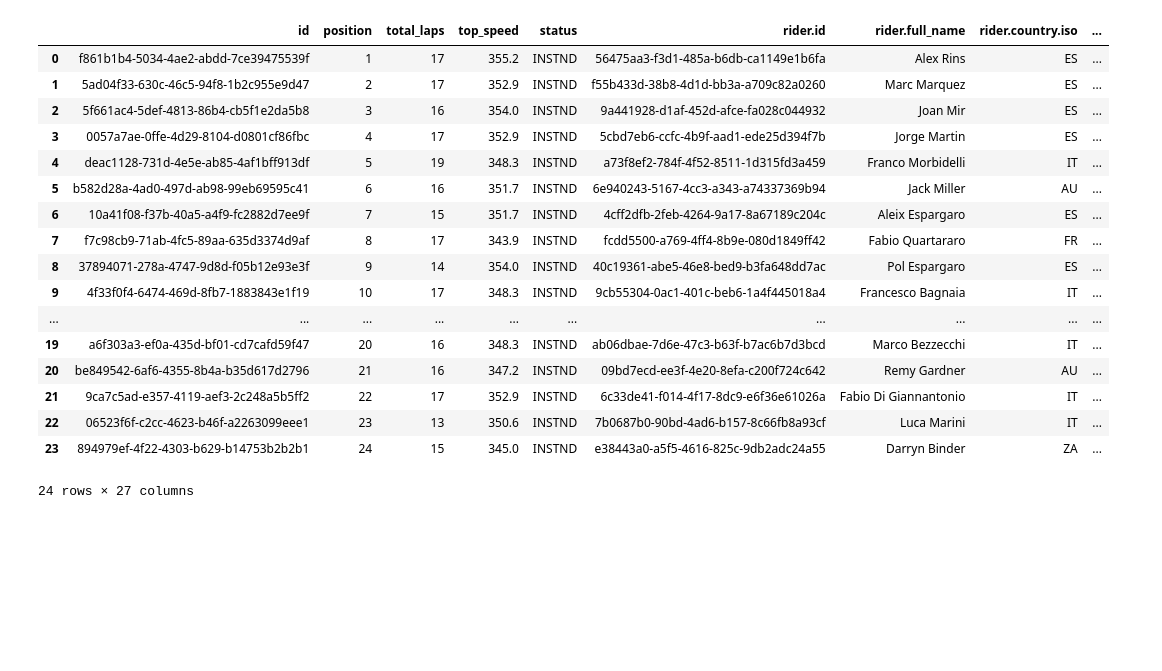
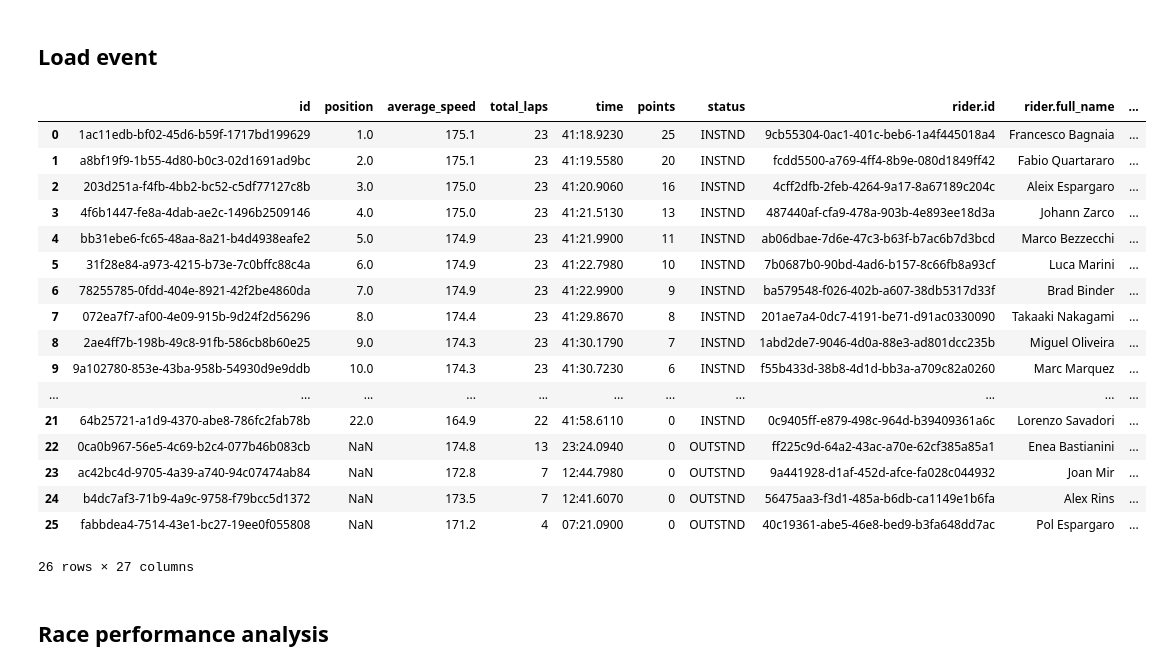
Before and after one commit to antobzzll/motogpdata, a Jupyter notebook: example.ipynb, the cells around one changed output. Saved outputs shown, nothing was run; the diff lists cells and outputs as text; code cells hidden in the pictures; blank space fills up the shorter version.

```diff
--- a/example.ipynb
+++ b/example.ipynb
@@ -81,21 +52,30 @@ Loading event 'QAT' (0561c82b-4738-4bb6-88d0-6df77f002a43) ... Done.
-# %%
-qatar.results(session='FP', s_num=2)
-# %% [output]
-|  | id | position | total_laps | top_speed | status | rider.id | rider.full_name | rider.country.iso | ... |
-| 0 | f861b1b4-5034-4ae2-abdd-7ce39475539f | 1 | 17 | 355.2 | INSTND | 56475aa3-f3d1-485a-b6db-ca1149e1b6fa | Alex Rins | ES | ... |
-| 1 | 5ad04f33-630c-46c5-94f8-1b2c955e9d47 | 2 | 17 | 352.9 | INSTND | f55b433d-38b8-4d1d-bb3a-a709c82a0260 | Marc Marquez | ES | ... |
-| 2 | 5f661ac4-5def-4813-86b4-cb5f1e2da5b8 | 3 | 16 | 354.0 | INSTND | 9a441928-d1af-452d-afce-fa028c044932 | Joan Mir | ES | ... |
-| 3 | 0057a7ae-0ffe-4d29-8104-d0801cf86fbc | 4 | 17 | 352.9 | INSTND | 5cbd7eb6-ccfc-4b9f-aad1-ede25d394f7b | Jorge Martin | ES | ... |
-| 4 | deac1128-731d-4e5e-ab85-4af1bff913df | 5 | 19 | 348.3 | INSTND | a73f8ef2-784f-4f52-8511-1d315fd3a459 | Franco Morbidelli | IT | ... |
-| 5 | b582d28a-4ad0-497d-ab98-99eb69595c41 | 6 | 16 | 351.7 | INSTND | 6e940243-5167-4cc3-a343-a74337369b94 | Jack Miller | AU | ... |
-| 6 | 10a41f08-f37b-40a5-a4f9-fc2882d7ee9f | 7 | 15 | 351.7 | INSTND | 4cff2dfb-2feb-4264-9a17-8a67189c204c | Aleix Espargaro | ES | ... |
-| 7 | f7c98cb9-71ab-4fc5-89aa-635d3374d9af | 8 | 17 | 343.9 | INSTND | fcdd5500-a769-4ff4-8b9e-080d1849ff42 | Fabio Quartararo | FR | ... |
-| 8 | 37894071-278a-4747-9d8d-f05b12e93e3f | 9 | 14 | 354.0 | INSTND | 40c19361-abe5-46e8-bed9-b3fa648dd7ac | Pol Espargaro | ES | ... |
-| 9 | 4f33f0f4-6474-469d-8fb7-1883843e1f19 | 10 | 17 | 348.3 | INSTND | 9cb55304-0ac1-401c-beb6-1a4f445018a4 | Francesco Bagnaia | IT | ... |
-| ... | ... | ... | ... | ... | ... | ... | ... | ... | ... |
-| 19 | a6f303a3-ef0a-435d-bf01-cd7cafd59f47 | 20 | 16 | 348.3 | INSTND | ab06dbae-7d6e-47c3-b63f-b7ac6b7d3bcd | Marco Bezzecchi | IT | ... |
-| 20 | be849542-6af6-4355-8b4a-b35d617d2796 | 21 | 16 | 347.2 | INSTND | 09bd7ecd-ee3f-4e20-8efa-c200f724c642 | Remy Gardner | AU | ... |
-| 21 | 9ca7c5ad-e357-4119-aef3-2c248a5b5ff2 | 22 | 17 | 352.9 | INSTND | 6c33de41-f014-4f17-8dc9-e6f36e61026a | Fabio Di Giannantonio | IT | ... |
-| 22 | 06523f6f-c2cc-4623-b46f-a2263099eee1 | 23 | 13 | 350.6 | INSTND | 7b0687b0-90bd-4ad6-b157-8c66fb8a93cf | Luca Marini | IT | ... |
-| 23 | 894979ef-4f22-4303-b629-b14753b2b2b1 | 24 | 15 | 345.0 | INSTND | e38443a0-a5f5-4616-825c-9db2adc24a55 | Darryn Binder | ZA | ... |
-24 rows × 27 columns
+# %% [markdown]
+## Load event
+# %%
+qat2022 = mgphandler.Event(season, 'QAT')
+ita2022 = mgphandler.Event(season, 'ITA')
+# %%
+res = ita2022.results('RAC')
+# %%
+res
+# %% [output]
+|  | id | position | average_speed | total_laps | time | points | status | rider.id | rider.full_name | ... |
+| 0 | 1ac11edb-bf02-45d6-b59f-1717bd199629 | 1.0 | 175.1 | 23 | 41:18.9230 | 25 | INSTND | 9cb55304-0ac1-401c-beb6-1a4f445018a4 | Francesco Bagnaia | ... |
+| 1 | a8bf19f9-1b55-4d80-b0c3-02d1691ad9bc | 2.0 | 175.1 | 23 | 41:19.5580 | 20 | INSTND | fcdd5500-a769-4ff4-8b9e-080d1849ff42 | Fabio Quartararo | ... |
+| 2 | 203d251a-f4fb-4bb2-bc52-c5df77127c8b | 3.0 | 175.0 | 23 | 41:20.9060 | 16 | INSTND | 4cff2dfb-2feb-4264-9a17-8a67189c204c | Aleix Espargaro | ... |
+| 3 | 4f6b1447-fe8a-4dab-ae2c-1496b2509146 | 4.0 | 175.0 | 23 | 41:21.5130 | 13 | INSTND | 487440af-cfa9-478a-903b-4e893ee18d3a | Johann Zarco | ... |
+| 4 | bb31ebe6-fc65-48aa-8a21-b4d4938eafe2 | 5.0 | 174.9 | 23 | 41:21.9900 | 11 | INSTND | ab06dbae-7d6e-47c3-b63f-b7ac6b7d3bcd | Marco Bezzecchi | ... |
+| 5 | 31f28e84-a973-4215-b73e-7c0bffc88c4a | 6.0 | 174.9 | 23 | 41:22.7980 | 10 | INSTND | 7b0687b0-90bd-4ad6-b157-8c66fb8a93cf | Luca Marini | ... |
+| 6 | 78255785-0fdd-404e-8921-42f2be4860da | 7.0 | 174.9 | 23 | 41:22.9900 | 9 | INSTND | ba579548-f026-402b-a607-38db5317d33f | Brad Binder | ... |
+| 7 | 072ea7f7-af00-4e09-915b-9d24f2d56296 | 8.0 | 174.4 | 23 | 41:29.8670 | 8 | INSTND | 201ae7a4-0dc7-4191-be71-d91ac0330090 | Takaaki Nakagami | ... |
+| 8 | 2ae4ff7b-198b-49c8-91fb-586cb8b60e25 | 9.0 | 174.3 | 23 | 41:30.1790 | 7 | INSTND | 1abd2de7-9046-4d0a-88e3-ad801dcc235b | Miguel Oliveira | ... |
+| 9 | 9a102780-853e-43ba-958b-54930d9e9ddb | 10.0 | 174.3 | 23 | 41:30.7230 | 6 | INSTND | f55b433d-38b8-4d1d-bb3a-a709c82a0260 | Marc Marquez | ... |
+| ... | ... | ... | ... | ... | ... | ... | ... | ... | ... | ... |
+| 21 | 64b25721-a1d9-4370-abe8-786fc2fab78b | 22.0 | 164.9 | 22 | 41:58.6110 | 0 | INSTND | 0c9405ff-e879-498c-964d-b39409361a6c | Lorenzo Savadori | ... |
+| 22 | 0ca0b967-56e5-4c69-b2c4-077b46b083cb | NaN | 174.8 | 13 | 23:24.0940 | 0 | OUTSTND | ff225c9d-64a2-43ac-a70e-62cf385a85a1 | Enea Bastianini | ... |
+| 23 | ac42bc4d-9705-4a39-a740-94c07474ab84 | NaN | 172.8 | 7 | 12:44.7980 | 0 | OUTSTND | 9a441928-d1af-452d-afce-fa028c044932 | Joan Mir | ... |
+| 24 | b4dc7af3-71b9-4a9c-9758-f79bcc5d1372 | NaN | 173.5 | 7 | 12:41.6070 | 0 | OUTSTND | 56475aa3-f3d1-485a-b6db-ca1149e1b6fa | Alex Rins | ... |
+| 25 | fabbdea4-7514-43e1-bc27-19ee0f055808 | NaN | 171.2 | 4 | 07:21.0900 | 0 | OUTSTND | 40c19361-abe5-46e8-bed9-b3fa648dd7ac | Pol Espargaro | ... |
+26 rows × 27 columns
+# %% [markdown]
+## Race performance analysis
```
Also changed, not shown: parts of 14 cells of this notebook, 3 other files.
